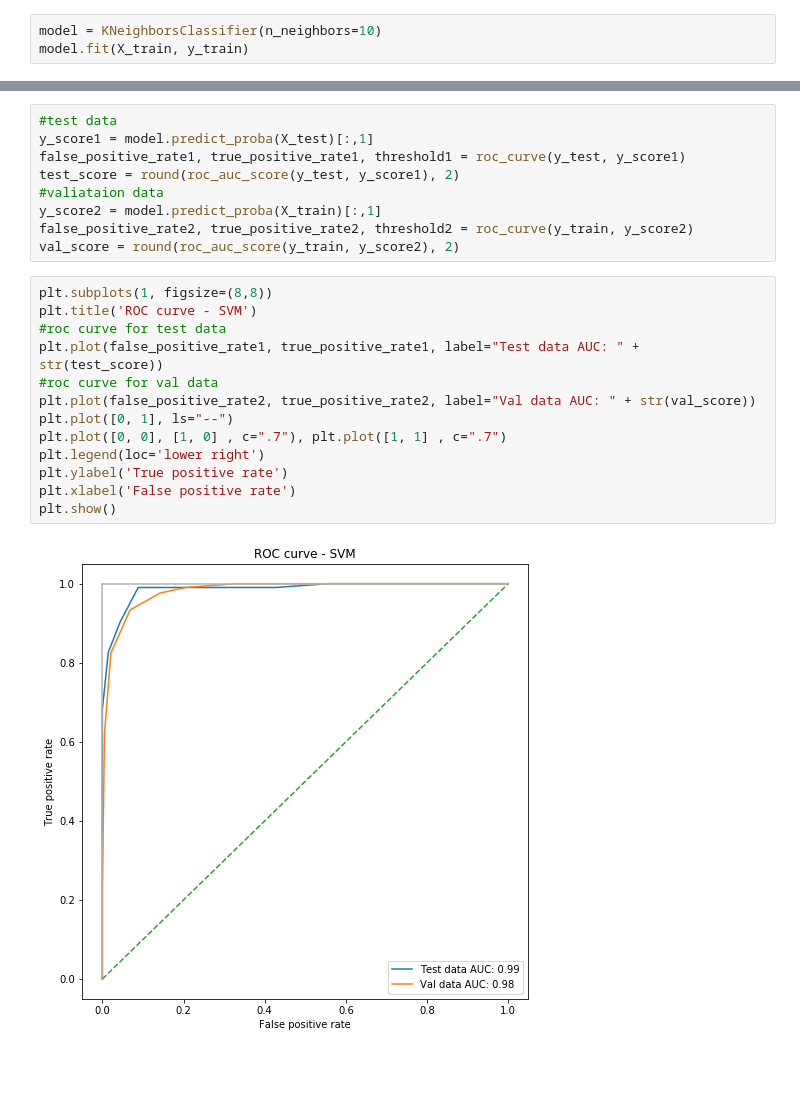
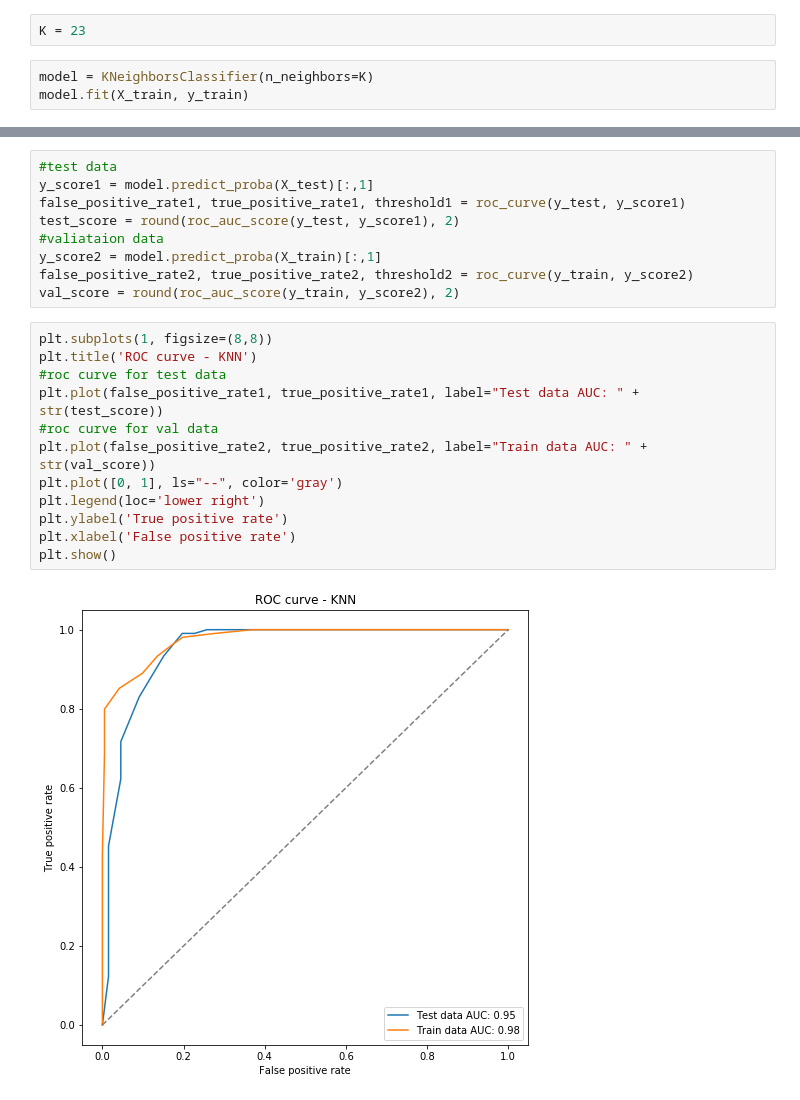
Before and after one commit to MATF-istrazivanje-podataka-1/2023_Data_Mining_Poetry_Dataset, a Jupyter notebook: KNN.ipynb, the cells around one changed output, grey strips where cells are left out. Saved outputs shown, nothing was run; the diff lists cells and outputs as text; blank space fills up the shorter version.

```diff
--- a/KNN.ipynb
+++ b/KNN.ipynb
@@ -20,7 +20,9 @@ X_train = pd.read_csv('data/train/X_train.csv')
 y_train = np.ravel(pd.read_csv('data/train/y_train.csv'))
 # %% [markdown]
 ### Model creating and training:
+# %%
+K = 23
 # %%
-model = KNeighborsClassifier(n_neighbors=10)
+model = KNeighborsClassifier(n_neighbors=K)
 model.fit(X_train, y_train)
 # %% [output]
@@ -94,16 +96,15 @@ false_positive_rate2, true_positive_rate2, threshold2 = roc_curve(y_train, y_sco
 val_score = round(roc_auc_score(y_train, y_score2), 2)
 # %%
 plt.subplots(1, figsize=(8,8))
-plt.title('ROC curve - SVM')
+plt.title('ROC curve - KNN')
 #roc curve for test data
 plt.plot(false_positive_rate1, true_positive_rate1, label="Test data AUC: " + str(test_score))
 #roc curve for val data
-plt.plot(false_positive_rate2, true_positive_rate2, label="Val data AUC: " + str(val_score))
-plt.plot([0, 1], ls="--")
-plt.plot([0, 0], [1, 0] , c=".7"), plt.plot([1, 1] , c=".7")
+plt.plot(false_positive_rate2, true_positive_rate2, label="Train data AUC: " + str(val_score))
+plt.plot([0, 1], ls="--", color='gray')
 plt.legend(loc='lower right')
 plt.ylabel('True positive rate')
 plt.xlabel('False positive rate')
 plt.show()
 # %% [output]
-[figure, old version]
+[figure, new version]
```
Also changed, not shown: parts of 3 cells of this notebook, 14 other files.
